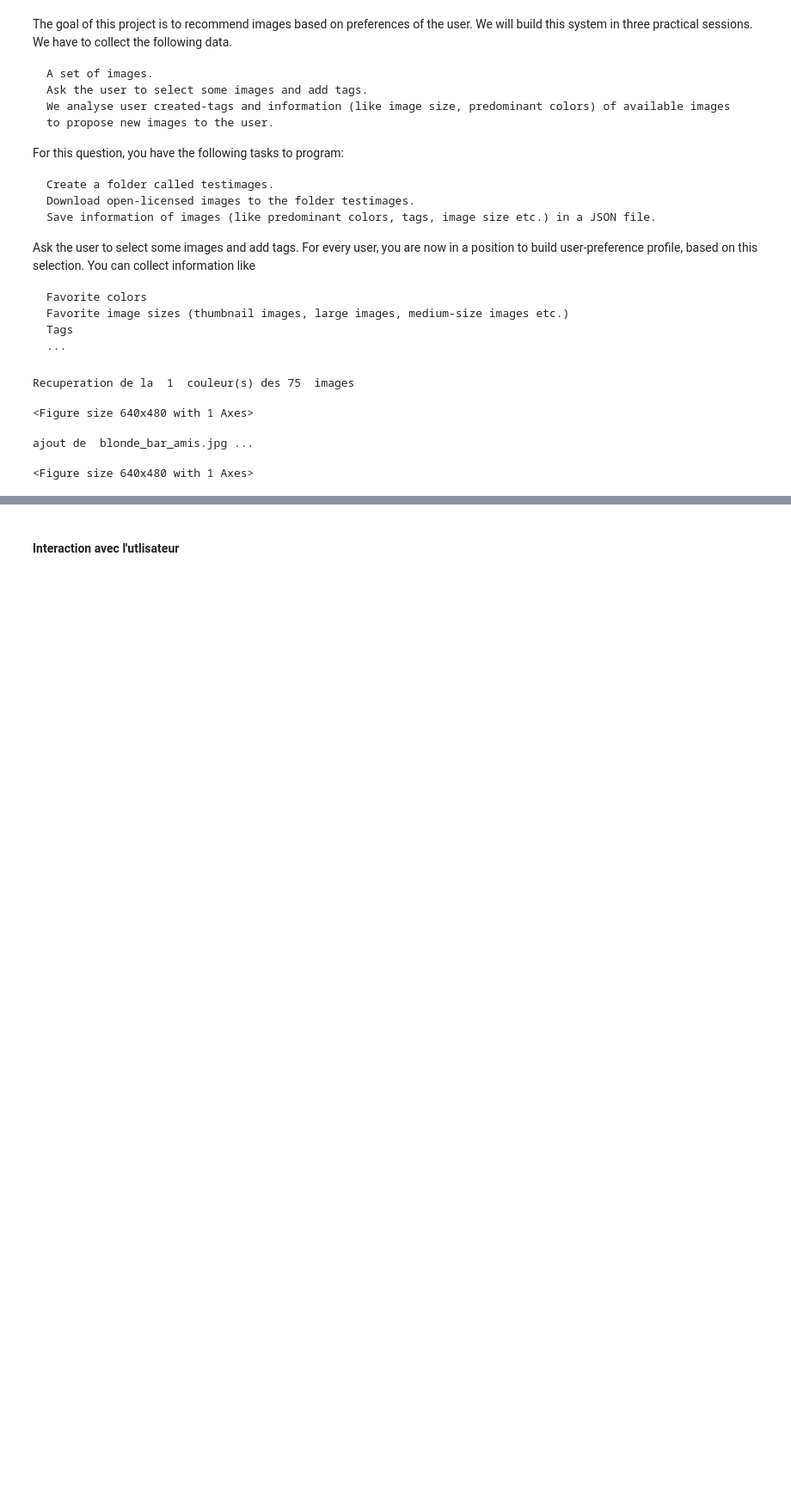
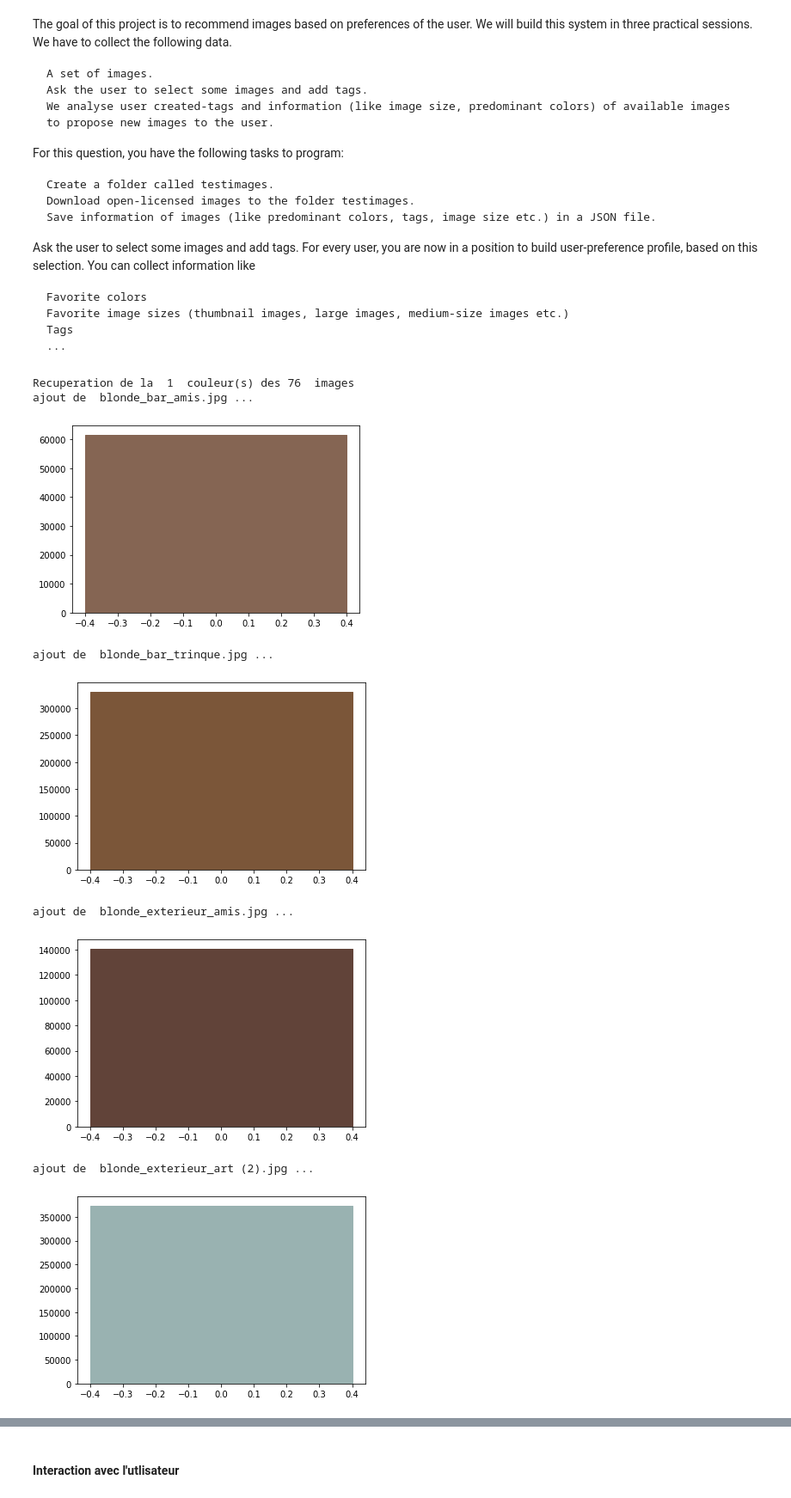
Before and after one commit to JeremyCPE/DataMining, a Jupyter notebook: MOHARIRY_GUILLON_TP2Project.ipynb, the cells around one changed output, grey strips where cells are left out. Shown at 86% size. Cells and saved outputs as stored; diff of their text form; code cells hidden in the pictures; blank space fills up the shorter version.

```diff
--- a/MOHARIRY_GUILLON_TP2Project.ipynb
+++ b/MOHARIRY_GUILLON_TP2Project.ipynb
@@ -48,7 +48,7 @@ samples = ["blonde_bar_amis",
 "canette_magasin_collection",
 "cannette_salon_degustation",
 "verre_exterieur_art",
-"pression_bar_trinque(3)",
+"pression_bar_trinque (3)",
 "cocktail_bar_art",
 "brune_sol_publicite",
 "bouteille_interieur_degustation (2)",
@@ -83,37 +83,44 @@ for i in listTotImage:
     clusters = KMeans(n_clusters = n)
     clusters.fit(numarray)
     npbins = numpy.arange(0, n+1)
     #nbpins = array([0, 1, ..., n-1])
     histogram = numpy.histogram(clusters.labels_, bins=npbins)
     labels = numpy.unique(clusters.labels_)
     colors = []
     sizes = histogram[0]
     barlist = plot.bar(labels, histogram[0])
     def rgb_to_hex(rgb):
         return "#%02x%02x%02x" % rgb
     for j in range(n):
         color = rgb_to_hex(
            (math.ceil(clusters.cluster_centers_[j][0]),
             math.ceil(clusters.cluster_centers_[j][1]),
             math.ceil(clusters.cluster_centers_[j][2])))
         barlist[j].set_color('#%02x%02x%02x' % (math.ceil(clusters.cluster_centers_[j][0]),
     math.ceil(clusters.cluster_centers_[j][1]), math.ceil(clusters.cluster_centers_[j][2])))
         colors.append(color)
     data["color"] = color
     data["intensity"] = sizes.tolist()[0]
     data["size"] = os.path.getsize(i)
-
+    print("ajout de ",os.path.basename(i),"...")
     #plot.pie(sizes, labels=labels, colors=colors,shadow=True, startangle=140)
     plot.show()
-    print("ajout de ",os.path.basename(i),"...")
     datap.append(data)
 dataName['pictures'] = datap
-dataName['users'] = []
+dataUser = {"username": "admin", "favorites": []}
+dataU = []
+dataU.append(dataUser)
+dataName['users'] = dataU
 with open('project/data.json', 'a') as outfile:
     json.dump(dataName, outfile)
 print("Fin, voir le fichier json")
 # %% [output]
-Recuperation de la  1  couleur(s) des 75  images
+Recuperation de la  1  couleur(s) des 76  images
+ajout de  blonde_bar_amis.jpg ...
+[figure, added]
-<Figure size 640x480 with 1 Axes>
+ajout de  blonde_bar_trinque.jpg ...
+[figure, added]
-ajout de  blonde_bar_amis.jpg ...
+ajout de  blonde_exterieur_amis.jpg ...
+[figure, added]
-<Figure size 640x480 with 1 Axes>
+ajout de  blonde_exterieur_art (2).jpg ...
+[figure, added]
```
Also changed, not shown: parts of 2 cells of this notebook, 5 other files.
